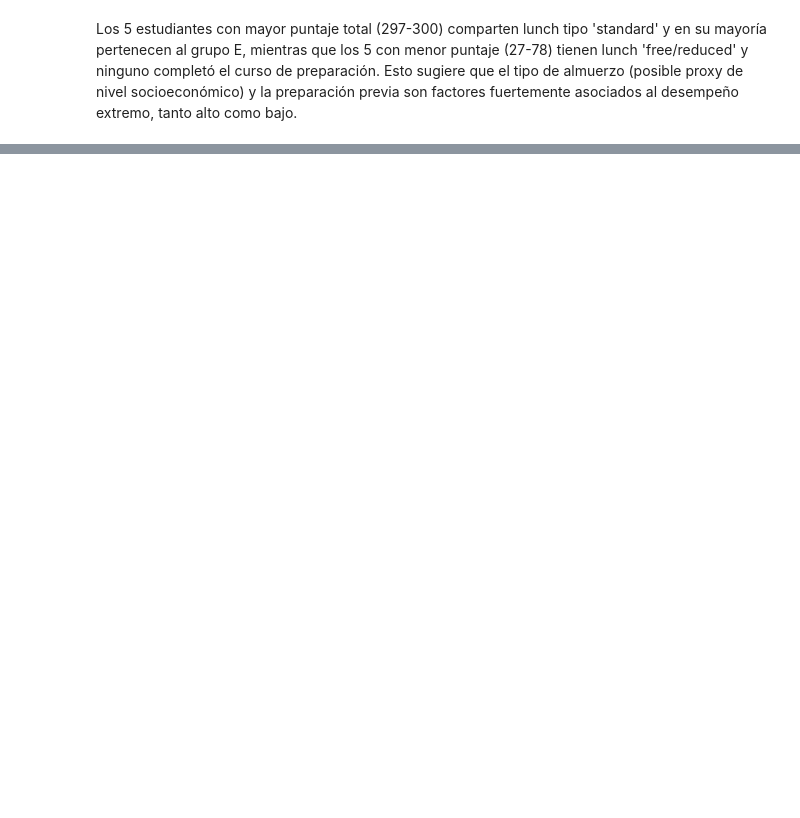
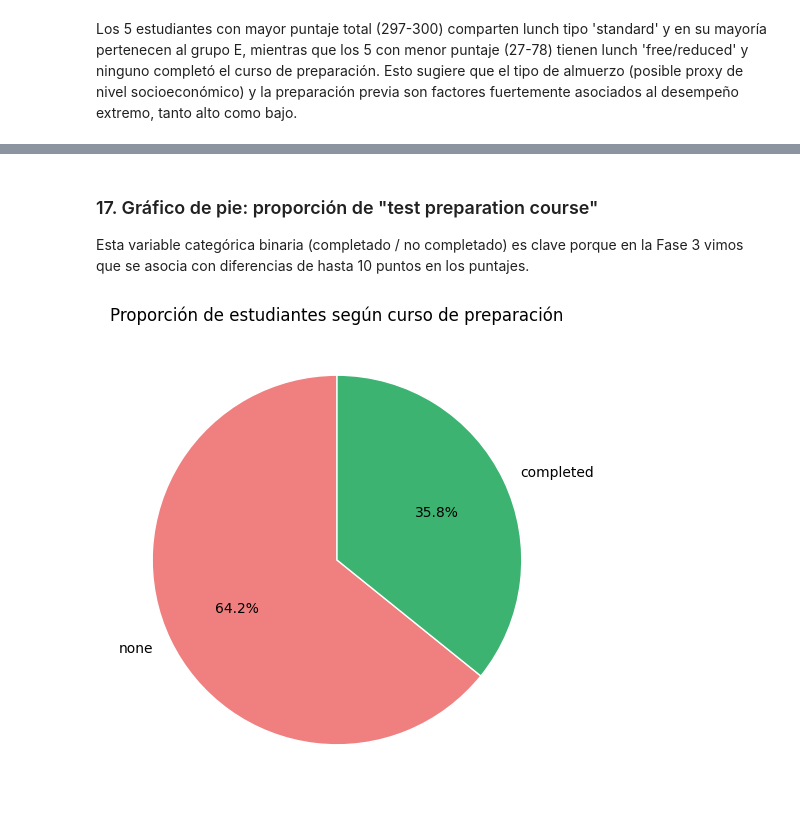
Before and after one commit to Salazar1022/machine-learning-workshop-1, a Jupyter notebook: workshop1.ipynb, the cells around one changed output, grey strips where cells are left out. Saved outputs shown, nothing was run; the diff lists cells and outputs as text; code cells hidden in the pictures; blank space fills up the shorter version.

```diff
--- a/workshop1.ipynb
+++ b/workshop1.ipynb
@@ -512,0 +543,16 @@ Los 5 estudiantes con mayor puntaje total (297-300) comparten lunch tipo 'standa
+# %% [markdown]
+### 17. Gráfico de pie: proporción de "test preparation course"
+
+Esta variable categórica binaria (completado / no completado) es clave porque en la Fase 3 vimos que se asocia con diferencias de hasta 10 puntos en los puntajes.
+# %%
+conteo_prep = students_data["test preparation course"].value_counts()
+
+plt.figure(figsize=(6,6))
+plt.pie(conteo_prep, labels=conteo_prep.index, autopct="%1.1f%%",
+        colors=["lightcoral", "mediumseagreen"], startangle=90,
+        wedgeprops={"edgecolor": "white"})
+plt.title("Proporción de estudiantes según curso de preparación")
+plt.ylabel("")
+plt.show()
+# %% [output]
+[figure, added]
```
Also changed, not shown: parts of 33 cells of this notebook, 1 other file.
